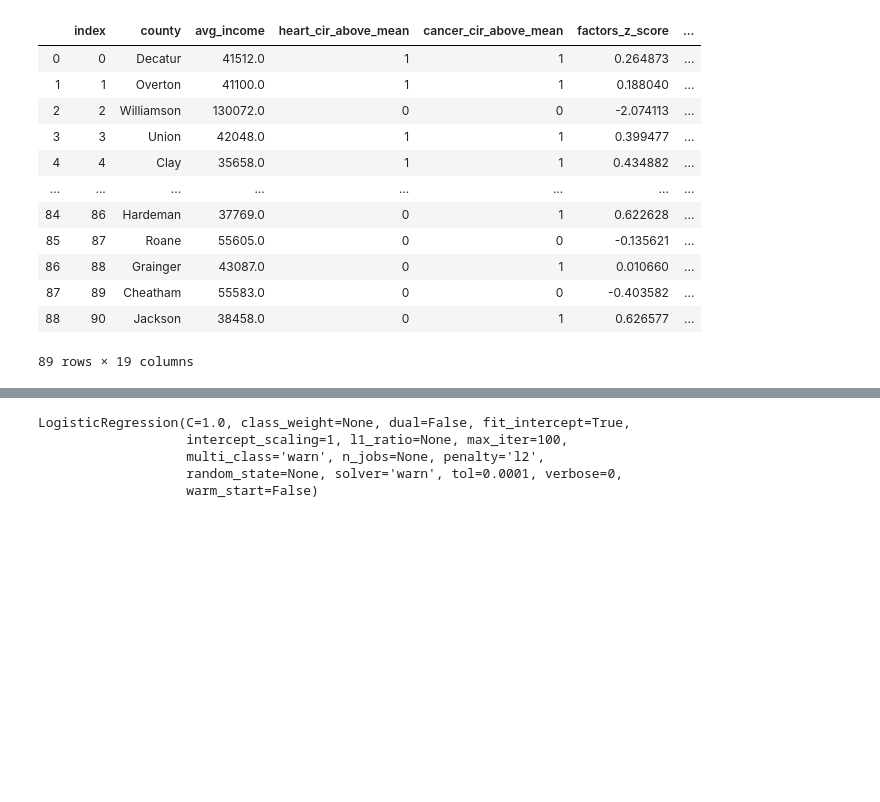
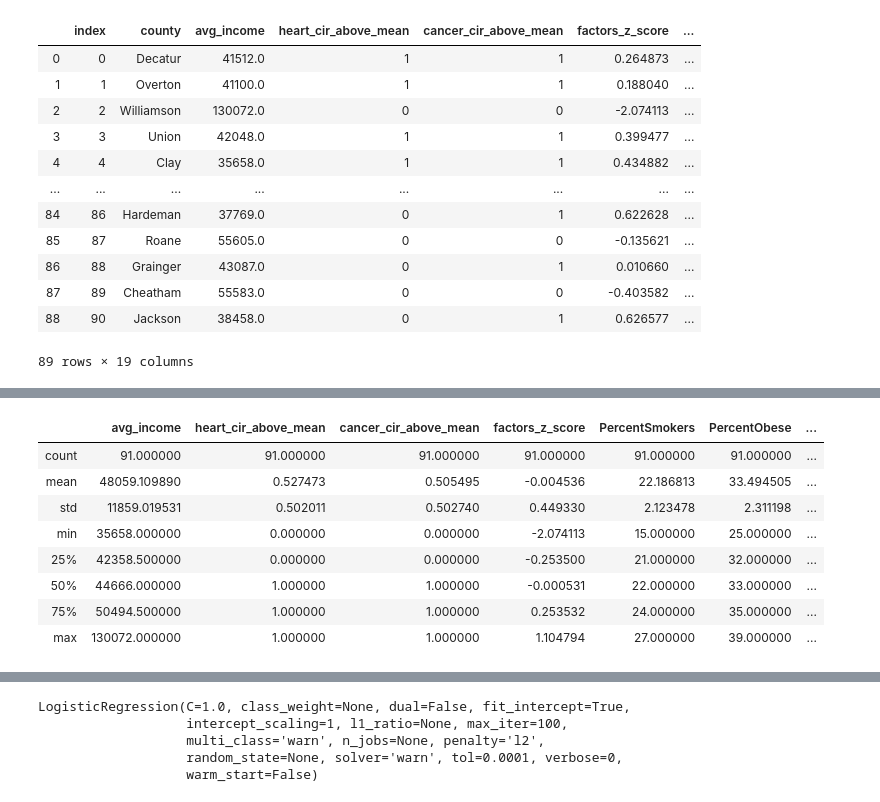
Before and after one commit to staufferalexander/vanderbilt-data-essentials-cohort-2, a Jupyter notebook: Class1_HCcosts_Sept4.19.ipynb, the cells around one changed output, grey strips where cells are left out. Saved outputs shown, nothing was run; the diff lists cells and outputs as text; code cells hidden in the pictures; blank space fills up the shorter version.

```diff
--- a/Class1_HCcosts_Sept4.19.ipynb
+++ b/Class1_HCcosts_Sept4.19.ipynb
@@ -1044,0 +1094,3 @@ TN_total5.reset_index()
+# %%
+food_access = pd.read_csv('/Users/staufferkm/Desktop/gitrepos/vanderbilt-data-essentials-cohort-2/data/grocery_fastfood.csv')
+food_access.head()
@@ -1044,0 +1104,3 @@ TN_total5.reset_index()
+# %%
+tn_food_access = food_access.query('State == "TN"')
+tn_food_access.head()
@@ -1044,0 +1114,3 @@ TN_total5.reset_index()
+# %%
+tn_food_access.columns = ['state', 'county', 'GROCPTH14', 'FFRPTH14']
+tn_food_access.head()
@@ -1044,0 +1124,3 @@ TN_total5.reset_index()
+# %%
+tn_food_access['fast_grocery_ratio'] = tn_food_access.FFRPTH14 / tn_food_access.GROCPTH14
+tn_food_access.head()
@@ -1044,0 +1164,13 @@ TN_total5.reset_index()
+# %%
+TN_total5 = pd.merge(TN_total4, tn_food_access, on = 'county')
+TN_total5.describe()
+# %% [output]
+|  | avg_income | heart_cir_above_mean | cancer_cir_above_mean | factors_z_score | PercentSmokers | PercentObese | ... |
+| count | 91.000000 | 91.000000 | 91.000000 | 91.000000 | 91.000000 | 91.000000 | ... |
+| mean | 48059.109890 | 0.527473 | 0.505495 | -0.004536 | 22.186813 | 33.494505 | ... |
+| std | 11859.019531 | 0.502011 | 0.502740 | 0.449330 | 2.123478 | 2.311198 | ... |
+| min | 35658.000000 | 0.000000 | 0.000000 | -2.074113 | 15.000000 | 25.000000 | ... |
+| 25% | 42358.500000 | 0.000000 | 0.000000 | -0.253500 | 21.000000 | 32.000000 | ... |
+| 50% | 44666.000000 | 1.000000 | 1.000000 | -0.000531 | 22.000000 | 33.000000 | ... |
+| 75% | 50494.500000 | 1.000000 | 1.000000 | 0.253532 | 24.000000 | 35.000000 | ... |
+| max | 130072.000000 | 1.000000 | 1.000000 | 1.104794 | 27.000000 | 39.000000 | ... |
```
Also changed, not shown: parts of 36 cells of this notebook, 9 other files.
